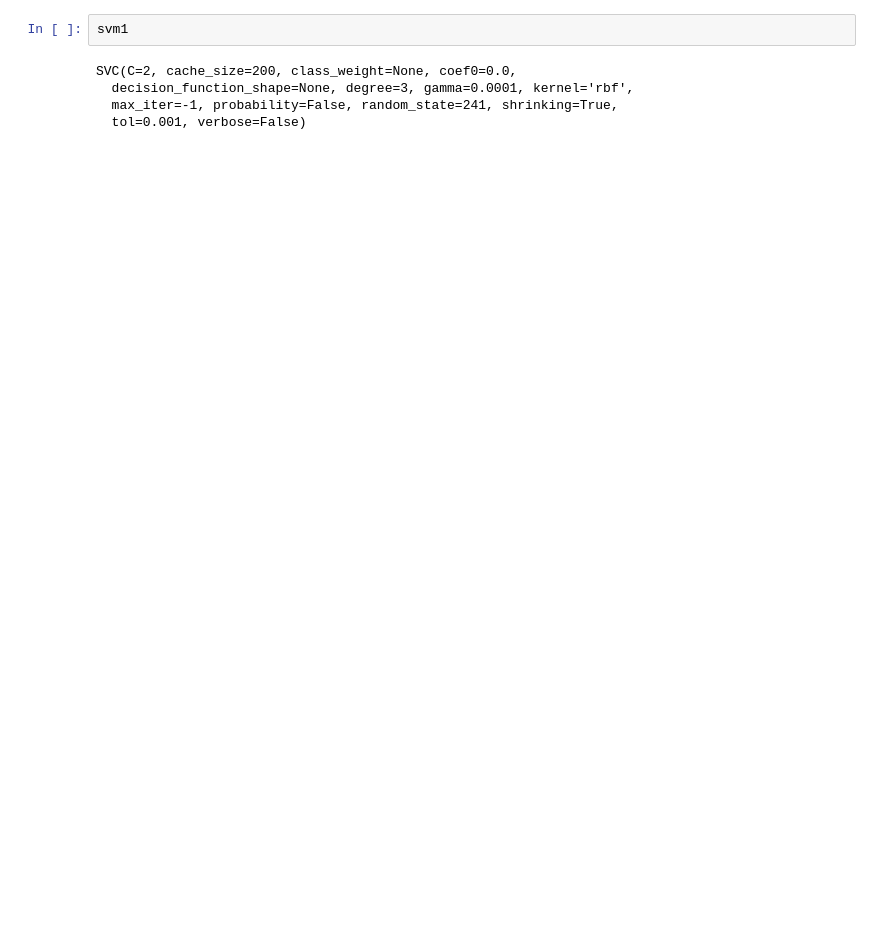
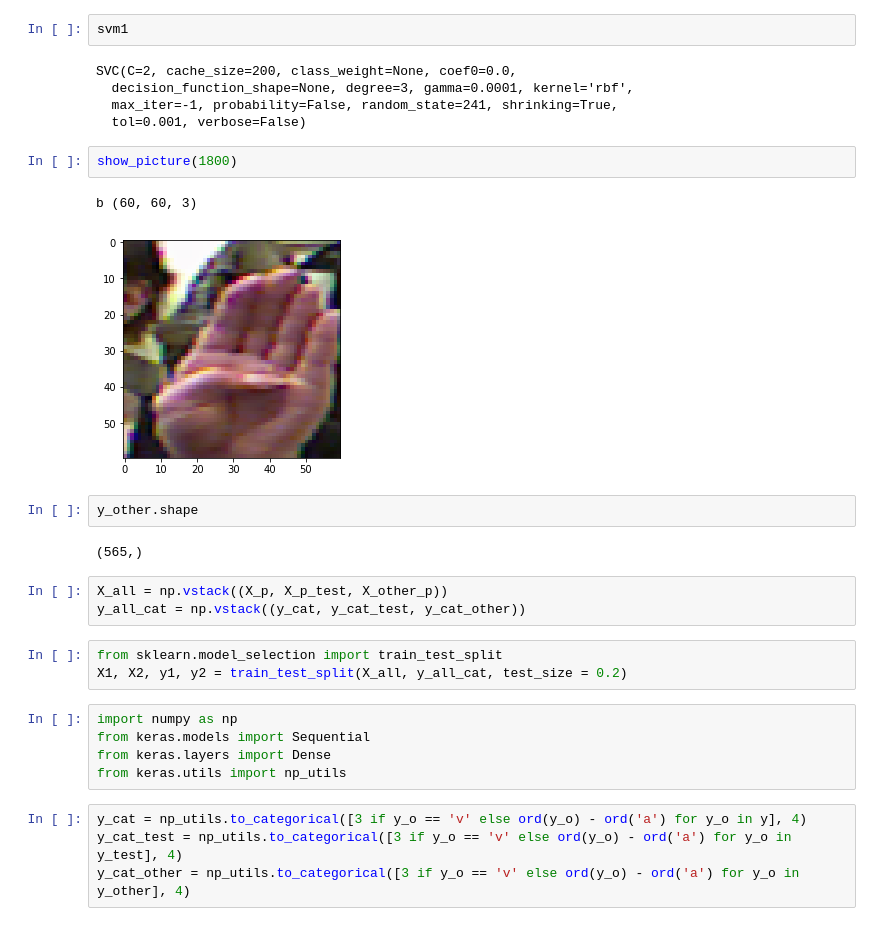
Before and after one commit to TalgatMIPT/sign_language_recognition, a Jupyter notebook: ilya/5_speakers_dataset.ipynb, the cells around one changed output. Cells and saved outputs as stored; diff of their text form; blank space fills up the shorter version.

```diff
--- a/ilya/5_speakers_dataset.ipynb
+++ b/ilya/5_speakers_dataset.ipynb
@@ -186,3 +241,27 @@ SVC(C=2, cache_size=200, class_weight=None, coef0=0.0,
   decision_function_shape=None, degree=3, gamma=0.0001, kernel='rbf',
   max_iter=-1, probability=False, random_state=241, shrinking=True,
   tol=0.001, verbose=False)
+# %%
+show_picture(1800)
+# %% [output]
+b (60, 60, 3)
+[figure, added]
+# %%
+y_other.shape
+# %% [output]
+(565,)
+# %%
+X_all = np.vstack((X_p, X_p_test, X_other_p))
+y_all_cat = np.vstack((y_cat, y_cat_test, y_cat_other))
+# %%
+from sklearn.model_selection import train_test_split
+X1, X2, y1, y2 = train_test_split(X_all, y_all_cat, test_size = 0.2)
+# %%
+import numpy as np
+from keras.models import Sequential
+from keras.layers import Dense
+from keras.utils import np_utils
+# %%
+y_cat = np_utils.to_categorical([3 if y_o == 'v' else ord(y_o) - ord('a') for y_o in y], 4)
+y_cat_test = np_utils.to_categorical([3 if y_o == 'v' else ord(y_o) - ord('a') for y_o in y_test], 4)
+y_cat_other = np_utils.to_categorical([3 if y_o == 'v' else ord(y_o) - ord('a') for y_o in y_other], 4)
```
Also changed, not shown: parts of 32 cells of this notebook, 4 other files.
